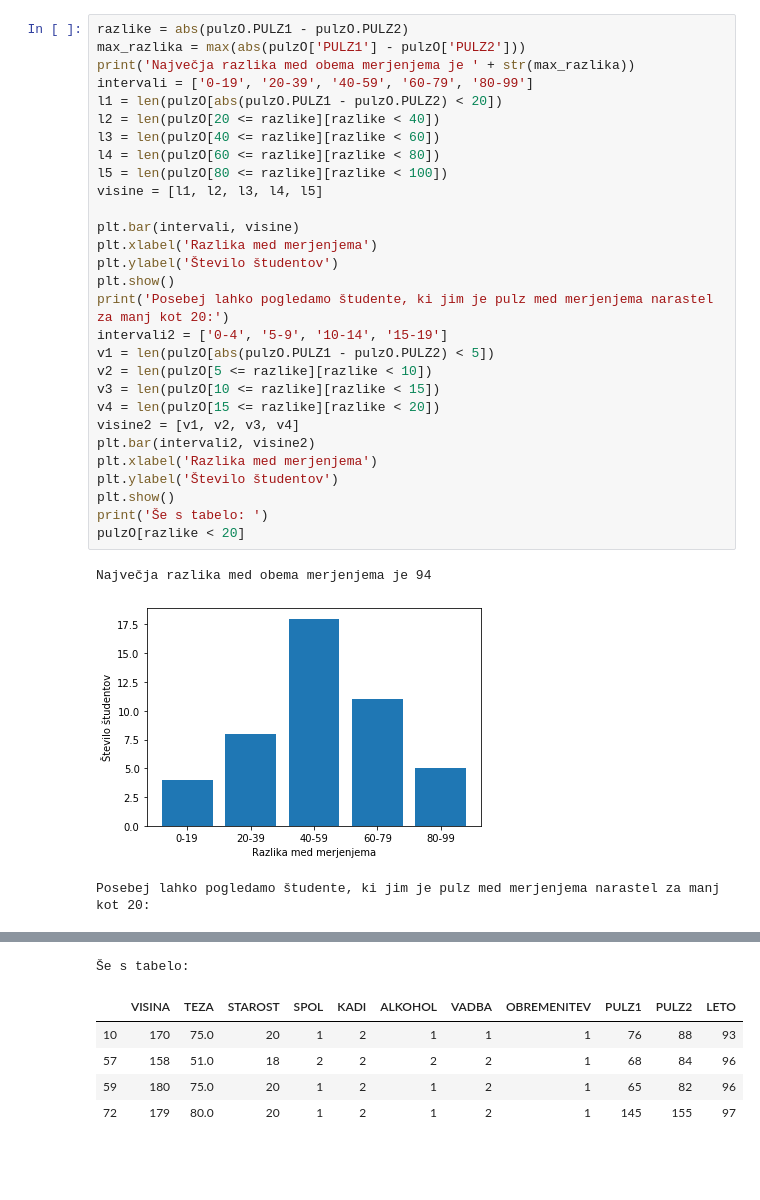
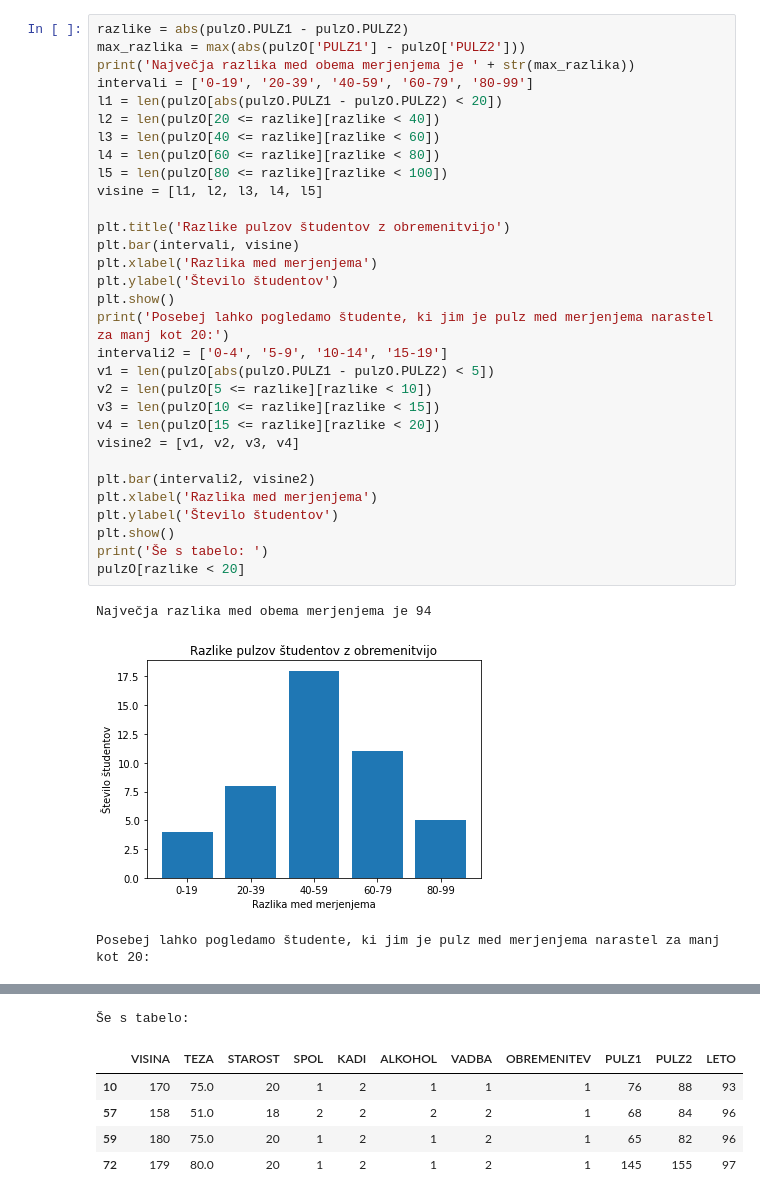
Before and after one commit to ziga123/Seminarska-iz-statistike, a Jupyter notebook: 14_sem_nal_Žiga_Gladek/Pulz.ipynb, the cells around one changed output, grey strips where cells are left out. Drawn from its saved outputs; the diff is of its cells as text; blank space fills up the shorter version.

```diff
--- a/14_sem_nal_Žiga_Gladek/Pulz.ipynb
+++ b/14_sem_nal_Žiga_Gladek/Pulz.ipynb
@@ -36,32 +57,34 @@ Ker je abs(T) = 3.3297405467319816, domnevo zavrnemo.
 razlike = abs(pulzO.PULZ1 - pulzO.PULZ2)
 max_razlika = max(abs(pulzO['PULZ1'] - pulzO['PULZ2']))
 print('Največja razlika med obema merjenjema je ' + str(max_razlika))
 intervali = ['0-19', '20-39', '40-59', '60-79', '80-99']
 l1 = len(pulzO[abs(pulzO.PULZ1 - pulzO.PULZ2) < 20])
 l2 = len(pulzO[20 <= razlike][razlike < 40])
 l3 = len(pulzO[40 <= razlike][razlike < 60])
 l4 = len(pulzO[60 <= razlike][razlike < 80])
 l5 = len(pulzO[80 <= razlike][razlike < 100])
 visine = [l1, l2, l3, l4, l5]
 
+plt.title('Razlike pulzov študentov z obremenitvijo')
 plt.bar(intervali, visine)
 plt.xlabel('Razlika med merjenjema')
 plt.ylabel('Število študentov')
 plt.show()
 print('Posebej lahko pogledamo študente, ki jim je pulz med merjenjema narastel za manj kot 20:')
 intervali2 = ['0-4', '5-9', '10-14', '15-19']
 v1 = len(pulzO[abs(pulzO.PULZ1 - pulzO.PULZ2) < 5])
 v2 = len(pulzO[5 <= razlike][razlike < 10])
 v3 = len(pulzO[10 <= razlike][razlike < 15])
 v4 = len(pulzO[15 <= razlike][razlike < 20])
 visine2 = [v1, v2, v3, v4]
+
 plt.bar(intervali2, visine2)
 plt.xlabel('Razlika med merjenjema')
 plt.ylabel('Število študentov')
 plt.show()
 print('Še s tabelo: ')
 pulzO[razlike < 20]
 # %% [output]
 Največja razlika med obema merjenjema je 94
-[figure, old version]
+[figure, new version]
 Posebej lahko pogledamo študente, ki jim je pulz med merjenjema narastel za manj kot 20:
```
Also changed, not shown: parts of 4 cells of this notebook, 6 other files.
